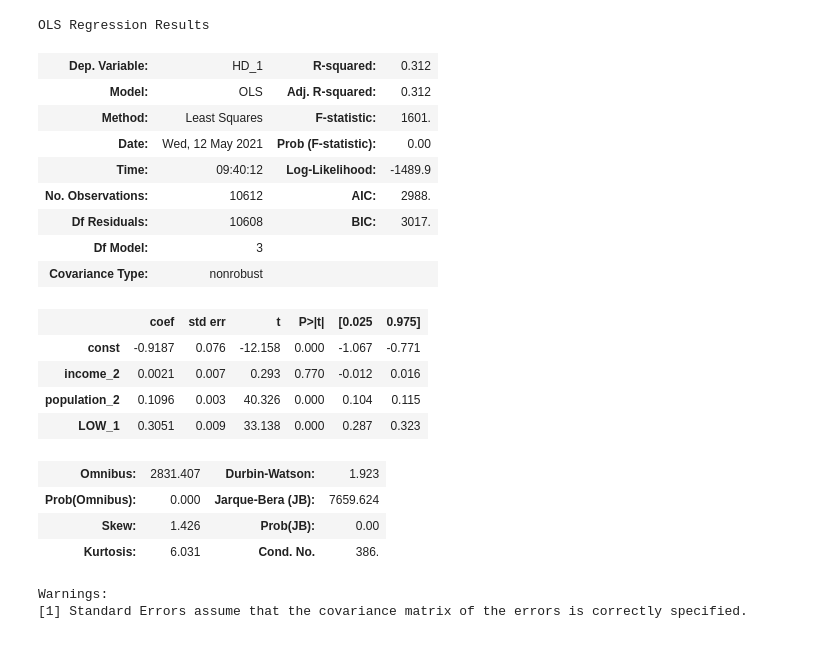
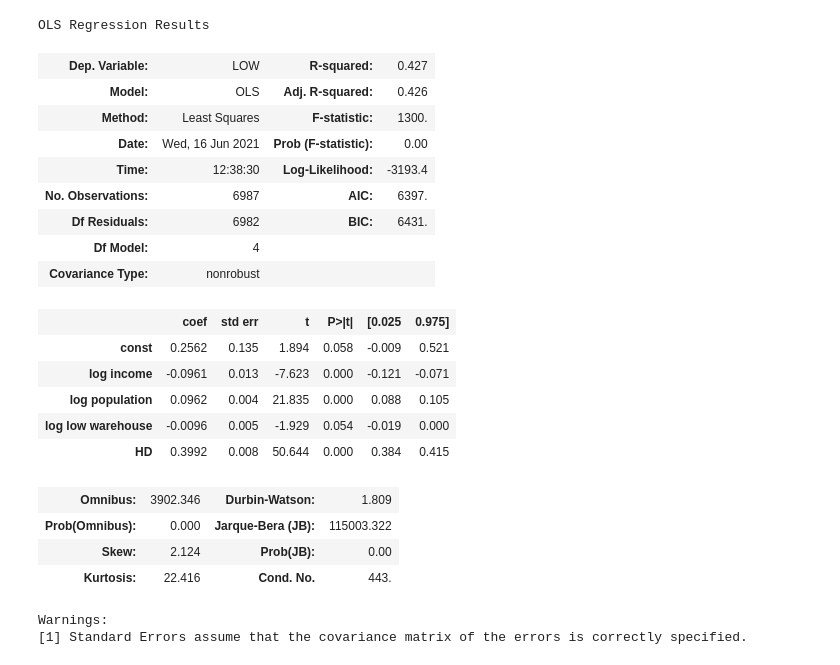
Before and after one commit to ericschulman/entry_games, a Jupyter notebook: estimation/separate_estimate_v2.ipynb, the cells around one changed output. Drawn from its saved outputs; the diff is of its cells as text; code cells hidden in the pictures.

```diff
--- a/estimation/separate_estimate_v2.ipynb
+++ b/estimation/separate_estimate_v2.ipynb
@@ -33,0 +43,3 @@ print(entry_data)
+# %%
+model1 = sm.Logit(y,sm.add_constant(x)).fit()
+print(model1.summary().as_latex())
@@ -33,0 +64,6 @@ print(entry_data)
+# %%
+# Model fit for HD stores
+x = entry2_data[['log income','log population','log hd warehouse','LOW']].copy()
+y = entry2_data['HD']
+model1 = sm.OLS(y,sm.add_constant(x)).fit()
+model1.summary()
@@ -33,0 +93,6 @@ print(entry_data)
+# %%
+# Model fit for LO stores
+x = entry2_data[['log income','log population','log low warehouse','HD entry']].copy()
+y = entry2_data['LOW entry']
+model1 = sm.regression.linear_model.OLS(y,sm.add_constant(x)).fit()
+print(model1.summary().as_latex())
@@ -33,0 +117,3 @@ print(entry_data)
+# %%
+model1 = sm.Logit(y,sm.add_constant(x)).fit()
+print(model1.summary().as_latex())
@@ -34,28 +138,29 @@ print(entry_data)
 # %%
-# Model fit for HD stores
-x = entry_data[['income_2','population_2','LOW_1']].copy()
-y = entry_data['HD_1']
+# Model fit for LOW stores
+x = entry2_data[['log income','log population','log low warehouse','HD']].copy()
+y = entry2_data['LOW']
 model1 = sm.regression.linear_model.OLS(y,sm.add_constant(x)).fit()
 model1.summary()
 # %% [output]
 OLS Regression Results
-| Dep. Variable: | HD_1 | R-squared: | 0.312 |
-| Model: | OLS | Adj. R-squared: | 0.312 |
-| Method: | Least Squares | F-statistic: | 1601. |
-| Date: | Wed, 12 May 2021 | Prob (F-statistic): | 0.00 |
-| Time: | 09:40:12 | Log-Likelihood: | -1489.9 |
-| No. Observations: | 10612 | AIC: | 2988. |
-| Df Residuals: | 10608 | BIC: | 3017. |
-| Df Model: | 3 |  |  |
+| Dep. Variable: | LOW | R-squared: | 0.427 |
+| Model: | OLS | Adj. R-squared: | 0.426 |
+| Method: | Least Squares | F-statistic: | 1300. |
+| Date: | Wed, 16 Jun 2021 | Prob (F-statistic): | 0.00 |
+| Time: | 12:38:30 | Log-Likelihood: | -3193.4 |
+| No. Observations: | 6987 | AIC: | 6397. |
+| Df Residuals: | 6982 | BIC: | 6431. |
+| Df Model: | 4 |  |  |
 | Covariance Type: | nonrobust |  |  |
 |  | coef | std err | t | P>|t| | [0.025 | 0.975] |
-| const | -0.9187 | 0.076 | -12.158 | 0.000 | -1.067 | -0.771 |
-| income_2 | 0.0021 | 0.007 | 0.293 | 0.770 | -0.012 | 0.016 |
-| population_2 | 0.1096 | 0.003 | 40.326 | 0.000 | 0.104 | 0.115 |
-| LOW_1 | 0.3051 | 0.009 | 33.138 | 0.000 | 0.287 | 0.323 |
+| const | 0.2562 | 0.135 | 1.894 | 0.058 | -0.009 | 0.521 |
+| log income | -0.0961 | 0.013 | -7.623 | 0.000 | -0.121 | -0.071 |
+| log population | 0.0962 | 0.004 | 21.835 | 0.000 | 0.088 | 0.105 |
+| log low warehouse | -0.0096 | 0.005 | -1.929 | 0.054 | -0.019 | 0.000 |
+| HD | 0.3992 | 0.008 | 50.644 | 0.000 | 0.384 | 0.415 |
-| Omnibus: | 2831.407 | Durbin-Watson: | 1.923 |
-| Prob(Omnibus): | 0.000 | Jarque-Bera (JB): | 7659.624 |
-| Skew: | 1.426 | Prob(JB): | 0.00 |
-| Kurtosis: | 6.031 | Cond. No. | 386. |
+| Omnibus: | 3902.346 | Durbin-Watson: | 1.809 |
+| Prob(Omnibus): | 0.000 | Jarque-Bera (JB): | 115003.322 |
+| Skew: | 2.124 | Prob(JB): | 0.00 |
+| Kurtosis: | 22.416 | Cond. No. | 443. |
 Warnings:
 [1] Standard Errors assume that the covariance matrix of the errors is correctly specified.
```
Also changed, not shown: parts of 15 cells of this notebook, 4 other files.
